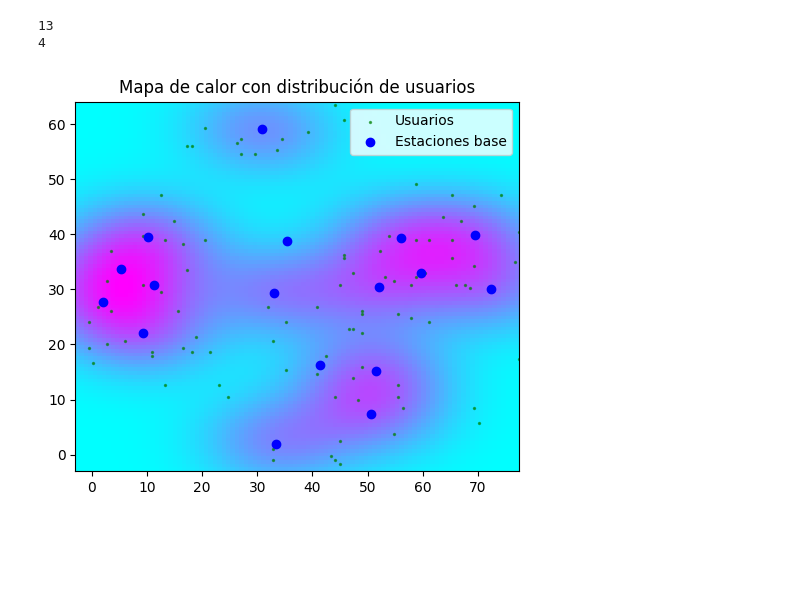
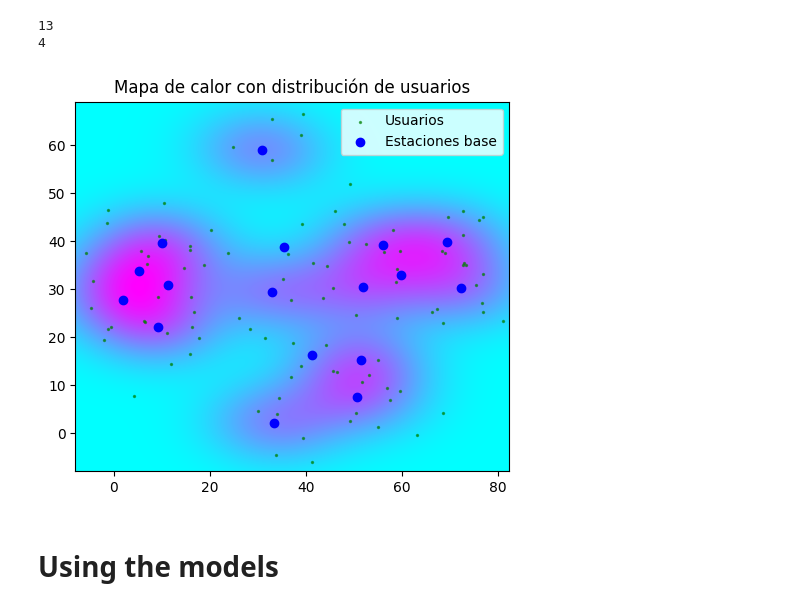
Before and after one commit to 6G-XTREME/PoF_Simulator, a Jupyter notebook: mocks/pruebas_mapa_rural/prueba mapa calor - uc 1.ipynb, the cells around one changed output. Cells and saved outputs as stored; diff of their text form; code cells hidden in the pictures; blank space fills up the shorter version.

Commit message:
Complete version of heatmap

```diff
--- a/mocks/pruebas_mapa_rural/prueba mapa calor - uc 1.ipynb
+++ b/mocks/pruebas_mapa_rural/prueba mapa calor - uc 1.ipynb
@@ -41,6 +41,7 @@ def generar_mapa_calor(base_stations, grid_size=100, bandwidth=1.0, border=3):
     base_stations: array de shape (N, 2) con coordenadas x, y de estaciones base
     grid_size: resolución del mapa de calor
     bandwidth: suavizado del KDE
+    border: fracción del rango (por ejemplo, 0.1 añade un 10% de margen a cada lado)
     """
     x = base_stations[:, 0]
     y = base_stations[:, 1]
@@ -48,17 +49,16 @@ def generar_mapa_calor(base_stations, grid_size=100, bandwidth=1.0, border=3):
     # Crear el KDE
     kde = gaussian_kde(np.vstack([x, y]), bw_method=bandwidth)
 
-    # Borders
-
-    x_min = x.min() - x.min() * border
-    x_max = x.max() + x.max() * border
-    y_min = y.min() - y.min() * border
-    y_max = y.max() + y.max() * border
+    # Calcular los límites con un margen proporcional al rango
+    x_min = x.min() - border
+    x_max = x.max() + border
+    y_min = y.min() - border
+    y_max = y.max() + border
 
     # Crear la malla
     xi, yi = np.meshgrid(
-        np.linspace(x.min() - border, x.max() + border, grid_size),
-        np.linspace(y.min() - border, y.max() + border, grid_size)
+        np.linspace(x_min, x_max, grid_size),
+        np.linspace(y_min, y_max, grid_size)
     )
     coords = np.vstack([xi.ravel(), yi.ravel()])
     zi = kde(coords).reshape(xi.shape)
@@ -84,15 +84,20 @@ def muestrear_usuarios(xi, yi, zi_norm, num_usuarios=100):
     return np.vstack((x_coords, y_coords)).T
 # %%
 # Ejemplo de uso
-xi, yi, zi_norm = generar_mapa_calor(base_stations=bs[nm:], bandwidth=0.4, border=5)
+xi, yi, zi_norm = generar_mapa_calor(base_stations=bs[nm:], bandwidth=0.4, border=10, grid_size=1000)
 
 usuarios = muestrear_usuarios(xi, yi, zi_norm, 100)
+
+
+
 
 plt.imshow(zi_norm, origin='lower', extent=(xi.min(), xi.max(), yi.min(), yi.max()), cmap='cool')
 plt.scatter(usuarios[:, 0], usuarios[:, 1], s=2, color='green', alpha=0.6, label="Usuarios")
 plt.scatter(bs[:, 0], bs[:, 1], color='blue', label="Estaciones base")
 plt.legend()
 plt.title("Mapa de calor con distribución de usuarios")
 plt.show()
 # %% [output]
-[figure, old version]
+[figure, new version]
+# %% [markdown]
+# Using the models
```
Also changed, not shown: parts of 2 cells of this notebook, 7 other files.
